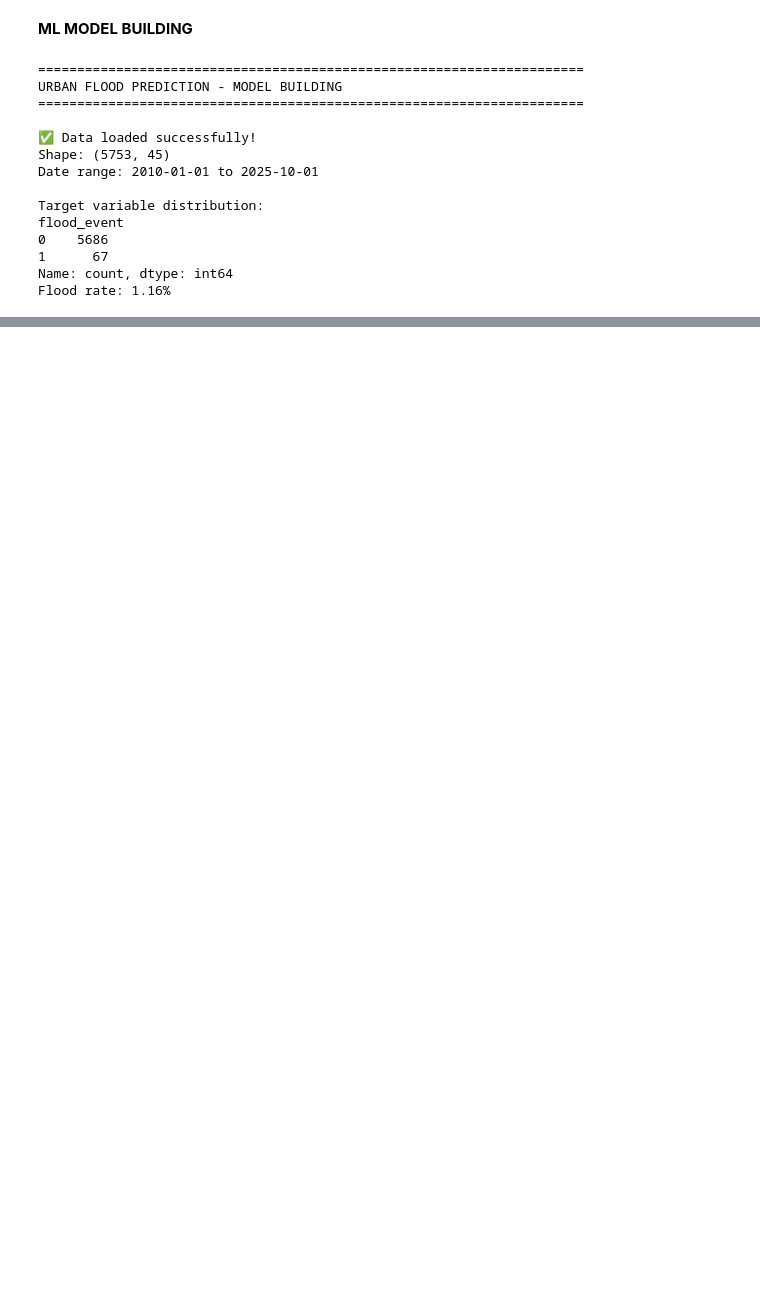
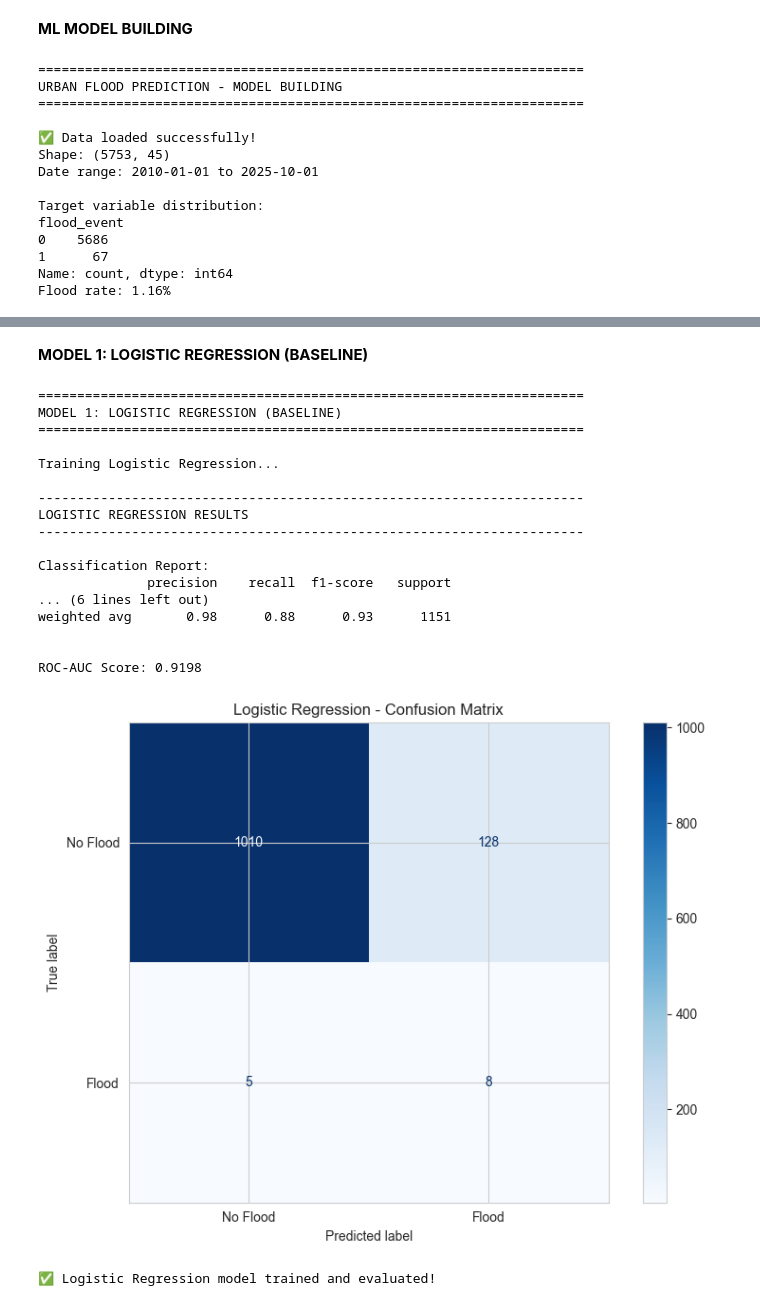
Before and after one commit to SubramaniMokkala/urban-flood-prediction, a Jupyter notebook: notebooks/02_model_building.ipynb, the cells around one changed output, grey strips where cells are left out. Saved outputs shown, nothing was run; the diff lists cells and outputs as text; code cells hidden in the pictures; blank space fills up the shorter version.

```diff
--- a/notebooks/02_model_building.ipynb
+++ b/notebooks/02_model_building.ipynb
@@ -43,0 +143,65 @@ Flood rate: 1.16%
+# %% [markdown]
+**MODEL 1: LOGISTIC REGRESSION (BASELINE)**
+# %%
+from sklearn.linear_model import LogisticRegression
+
+print("\n" + "="*70)
+print("MODEL 1: LOGISTIC REGRESSION (BASELINE)")
+print("="*70)
+
+# Train model with class weighting to handle imbalance
+lr_model = LogisticRegression(
+    max_iter=1000,
+    random_state=42,
+    class_weight='balanced'  # Handles class imbalance
+)
+
+print("\nTraining Logistic Regression...")
+lr_model.fit(X_train_scaled, y_train)
+
+# Predictions
+lr_pred = lr_model.predict(X_test_scaled)
+lr_pred_proba = lr_model.predict_proba(X_test_scaled)[:, 1]
+
+# Evaluation
+print("\n" + "-"*70)
+print("LOGISTIC REGRESSION RESULTS")
+print("-"*70)
+print("\nClassification Report:")
+print(classification_report(y_test, lr_pred, target_names=['No Flood', 'Flood']))
+
+print(f"\nROC-AUC Score: {roc_auc_score(y_test, lr_pred_proba):.4f}")
+
+# Confusion Matrix
+from sklearn.metrics import ConfusionMatrixDisplay
+
+fig, ax = plt.subplots(1, 1, figsize=(8, 6))
+cm = confusion_matrix(y_test, lr_pred)
+disp = ConfusionMatrixDisplay(confusion_matrix=cm, display_labels=['No Flood', 'Flood'])
+disp.plot(ax=ax, cmap='Blues')
+ax.set_title('Logistic Regression - Confusion Matrix')
+plt.tight_layout()
+plt.savefig('../results/visualizations/lr_confusion_matrix.png', dpi=300, bbox_inches='tight')
+plt.show()
+
+print("\n✅ Logistic Regression model trained and evaluated!")
+# %% [output]
+======================================================================
+MODEL 1: LOGISTIC REGRESSION (BASELINE)
+======================================================================
+
+Training Logistic Regression...
+
+----------------------------------------------------------------------
+LOGISTIC REGRESSION RESULTS
+----------------------------------------------------------------------
+
+Classification Report:
+              precision    recall  f1-score   support
+... (6 lines left out)
+weighted avg       0.98      0.88      0.93      1151
+
+
+ROC-AUC Score: 0.9198
+[figure, added]
+✅ Logistic Regression model trained and evaluated!
```
Also changed, not shown: parts of 12 cells of this notebook, 7 other files.
